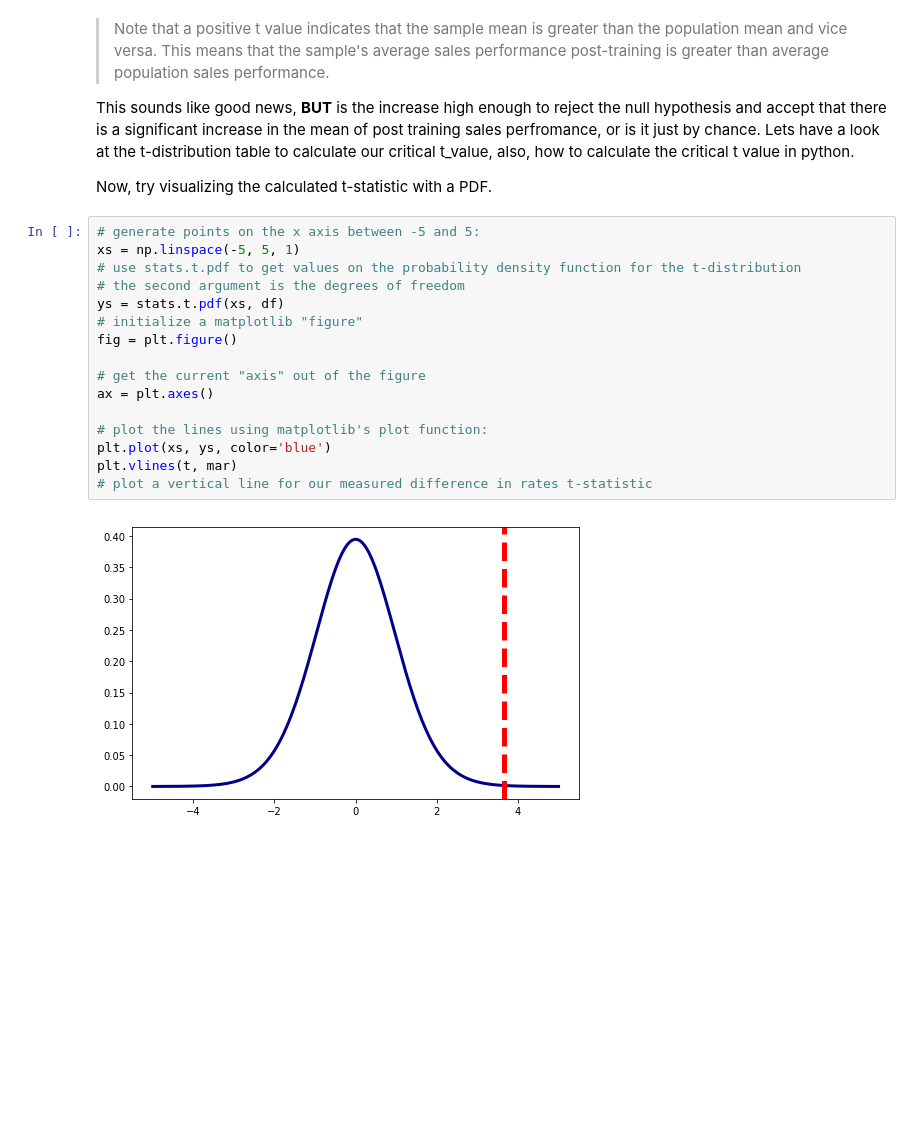
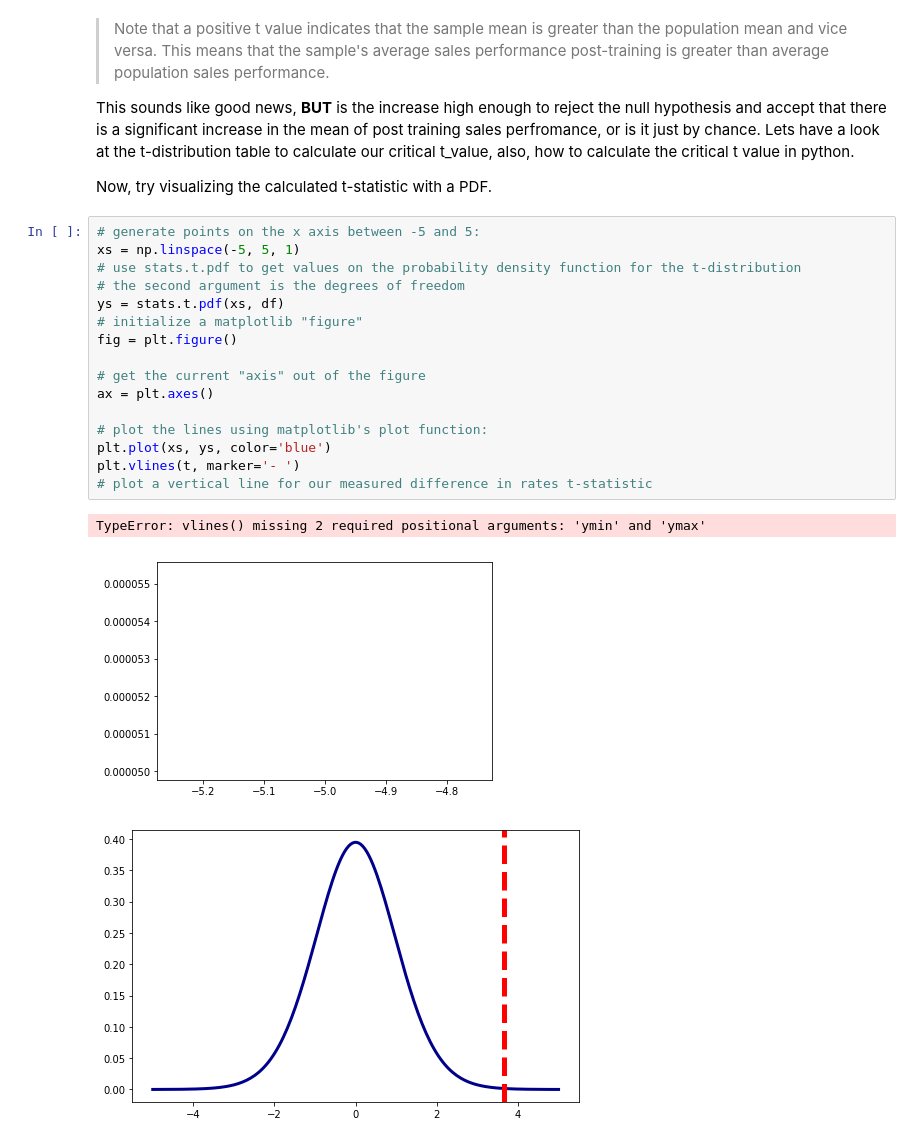
Before and after one commit to kayschulz/dsc-2-20-08-1-sample-t-tests-lab-seattle-ds-career-040119, a Jupyter notebook: index.ipynb, the cells around one changed output. Drawn from its saved outputs; the diff is of its cells as text; blank space fills up the shorter version.

```diff
--- a/index.ipynb
+++ b/index.ipynb
@@ -224,19 +224,22 @@ Now, try visualizing the calculated t-statistic with a PDF.
 # %%
 # generate points on the x axis between -5 and 5:
 xs = np.linspace(-5, 5, 1)
 # use stats.t.pdf to get values on the probability density function for the t-distribution
 # the second argument is the degrees of freedom
 ys = stats.t.pdf(xs, df)
 # initialize a matplotlib "figure"
 fig = plt.figure()
 
 # get the current "axis" out of the figure
 ax = plt.axes()
 
 # plot the lines using matplotlib's plot function:
 plt.plot(xs, ys, color='blue')
-plt.vlines(t, mar)
+plt.vlines(t, marker='- ')
 # plot a vertical line for our measured difference in rates t-statistic
+# %% [output]
+TypeError: vlines() missing 2 required positional arguments: 'ymin' and 'ymax'
+[figure, added]
 # %%
 # %% [output]
 [figure]
```
